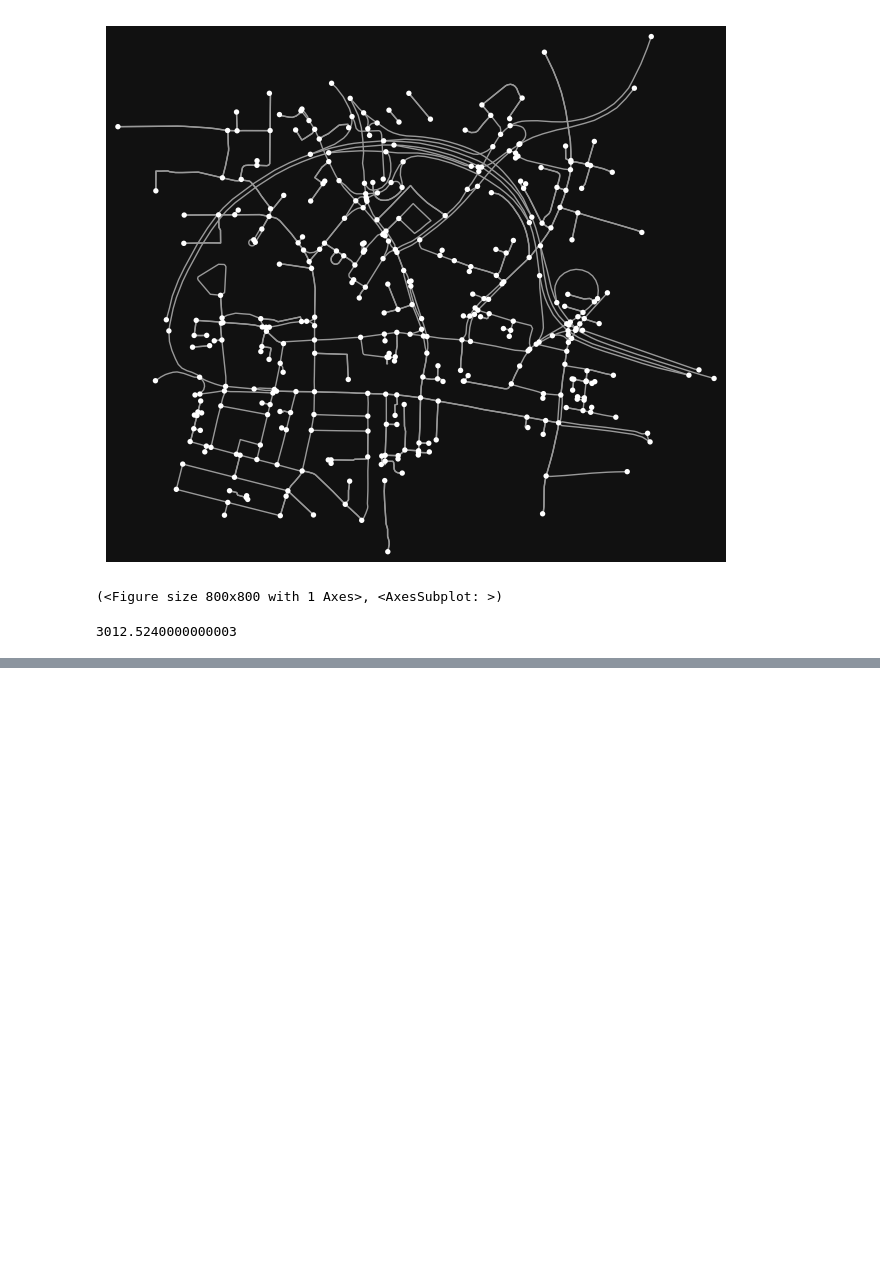
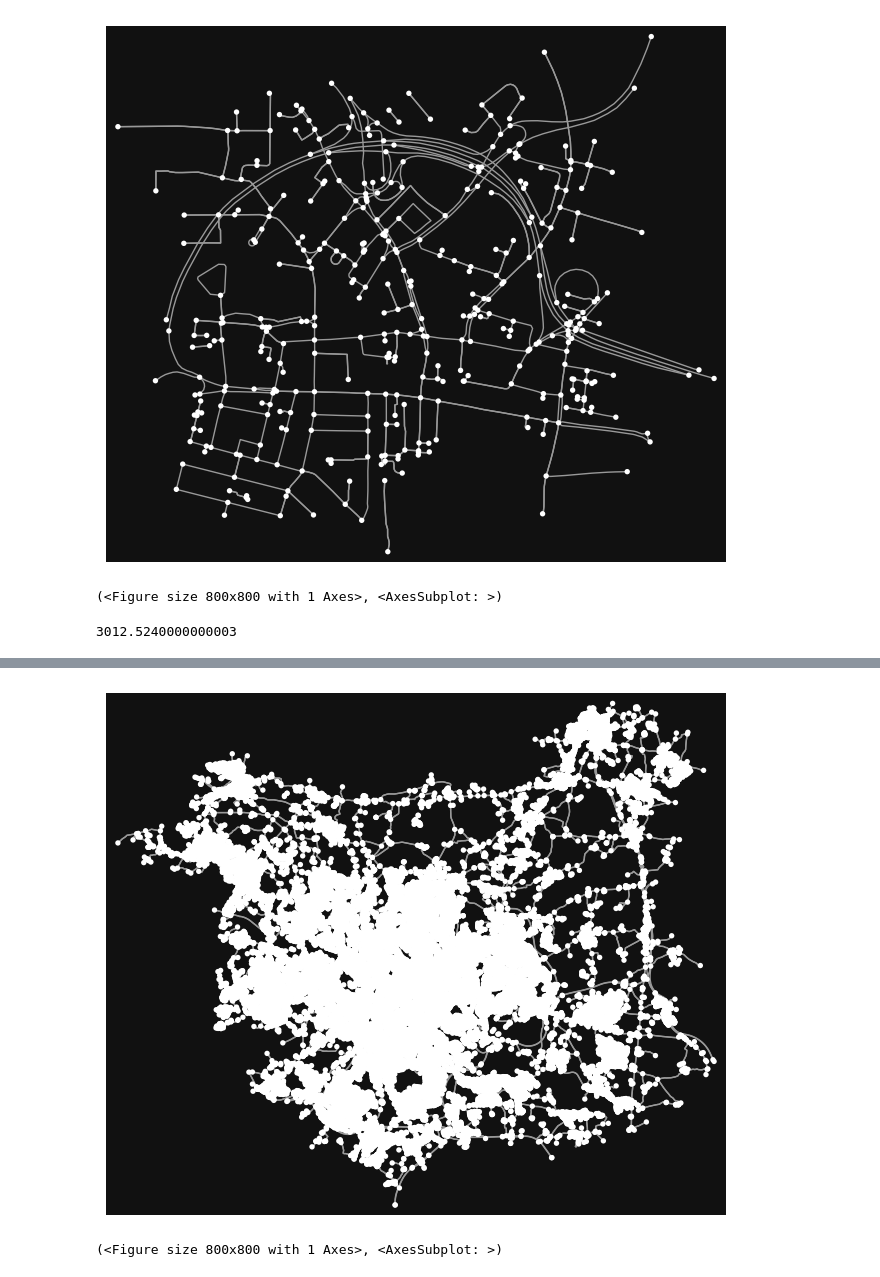
Before and after one commit to yulun-cd/nda_cw2, a Jupyter notebook: wb.ipynb, the cells around one changed output, grey strips where cells are left out. Cells and saved outputs as stored; diff of their text form; code cells hidden in the pictures; blank space fills up the shorter version.

Commit message:
retrieving network for leeds; data for bus stops

```diff
--- a/wb.ipynb
+++ b/wb.ipynb
@@ -274,0 +232,6 @@ fig.tight_layout()
+# %%
+Leeds = ox.graph_from_place('Leeds, UK', network_type='drive_service', truncate_by_edge=True, retain_all=True)
+ox.plot_graph(Leeds)
+# %% [output]
+[figure, added]
+(<Figure size 800x800 with 1 Axes>, <AxesSubplot: >)
```
Also changed, not shown: parts of 23 cells of this notebook, 1 other file.
